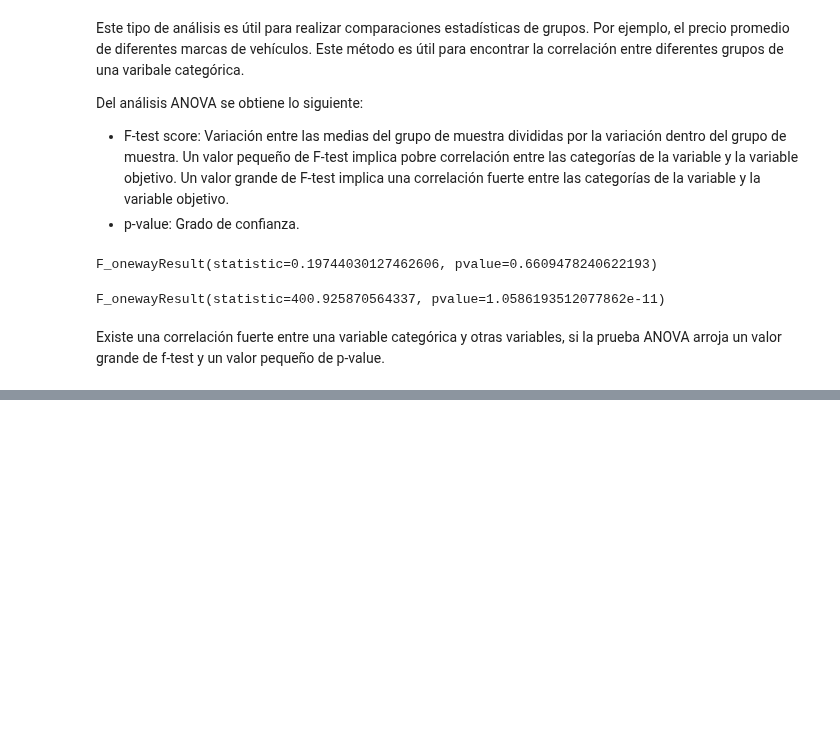
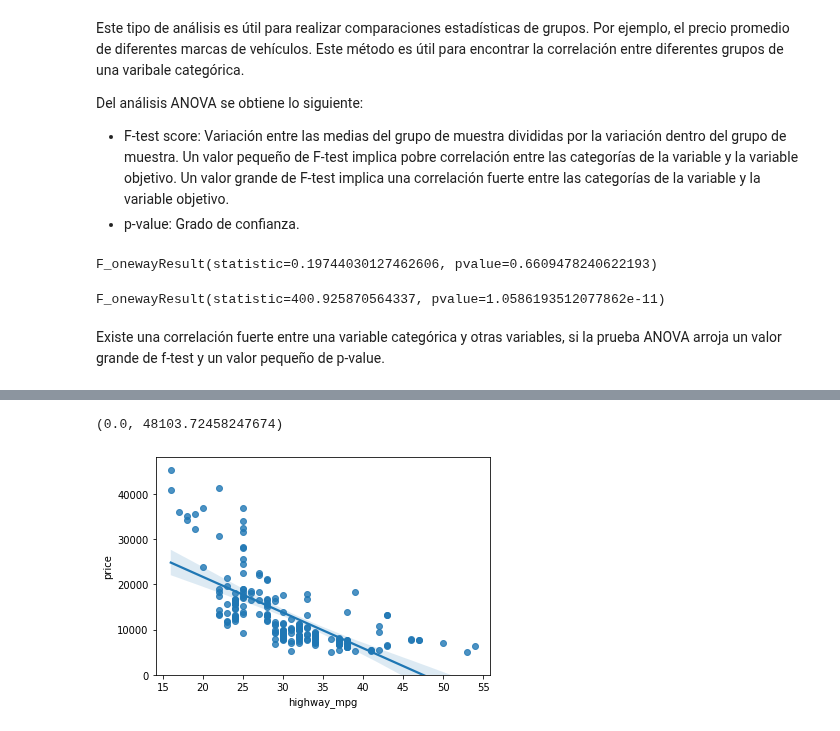
Before and after one commit to PosgradoMNA/actividades-de-aprendizaje-murasakiw, a Jupyter notebook: Semana6_Data_Analysis_with_Python.ipynb, the cells around one changed output, grey strips where cells are left out. Cells and saved outputs as stored; diff of their text form; code cells hidden in the pictures; blank space fills up the shorter version.

```diff
--- a/Semana6_Data_Analysis_with_Python.ipynb
+++ b/Semana6_Data_Analysis_with_Python.ipynb
@@ -222,0 +238,7 @@ Existe una correlación fuerte entre una variable categórica y otras variables,
+# %%
+#Cuando se observa que el comportamiento es similar al de una recta con pendiente negativa, se tiene una correlación negativa
+sns.regplot(x='highway_mpg', y='price', data=df)
+plt.ylim(0)
+# %% [output]
+(0.0, 48103.72458247674)
+[figure, added]
```
Also changed, not shown: parts of 7 cells of this notebook.
